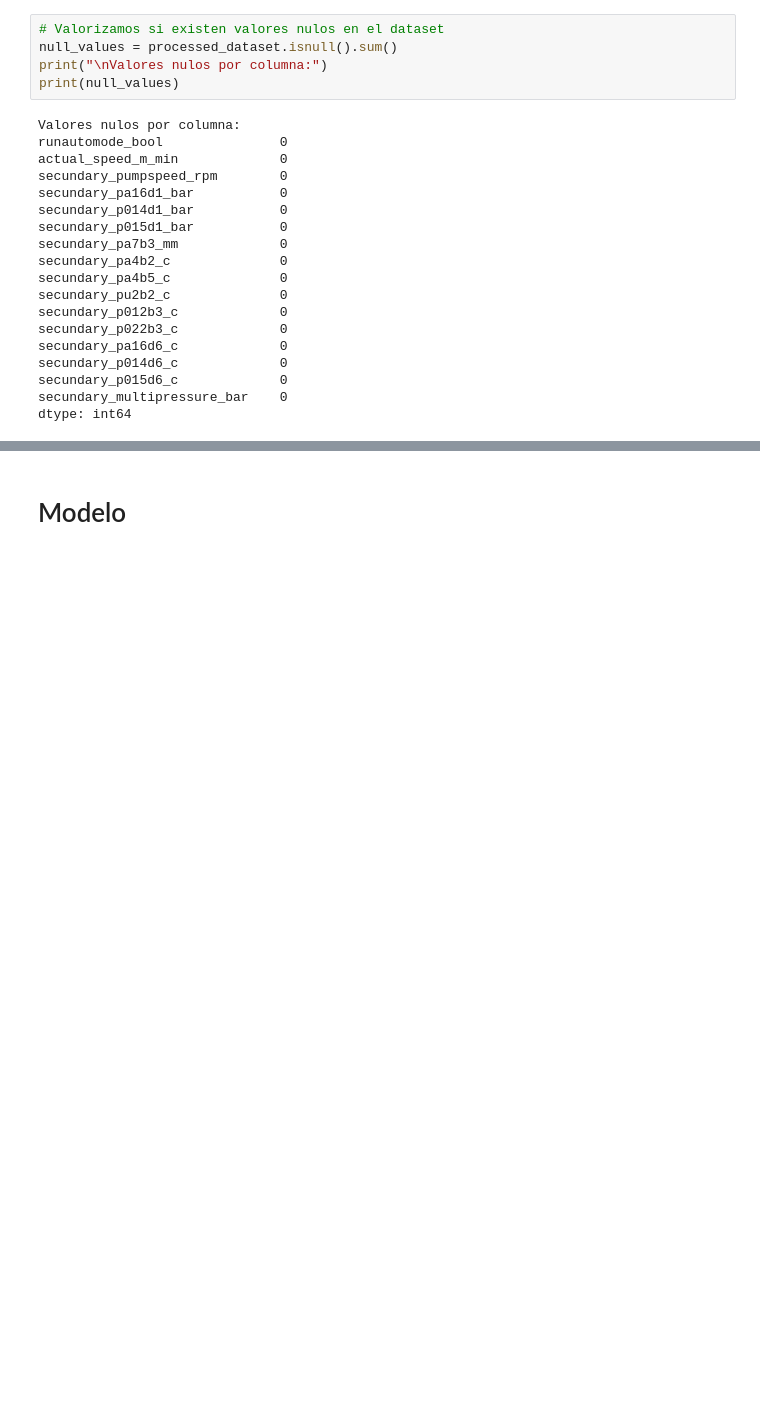
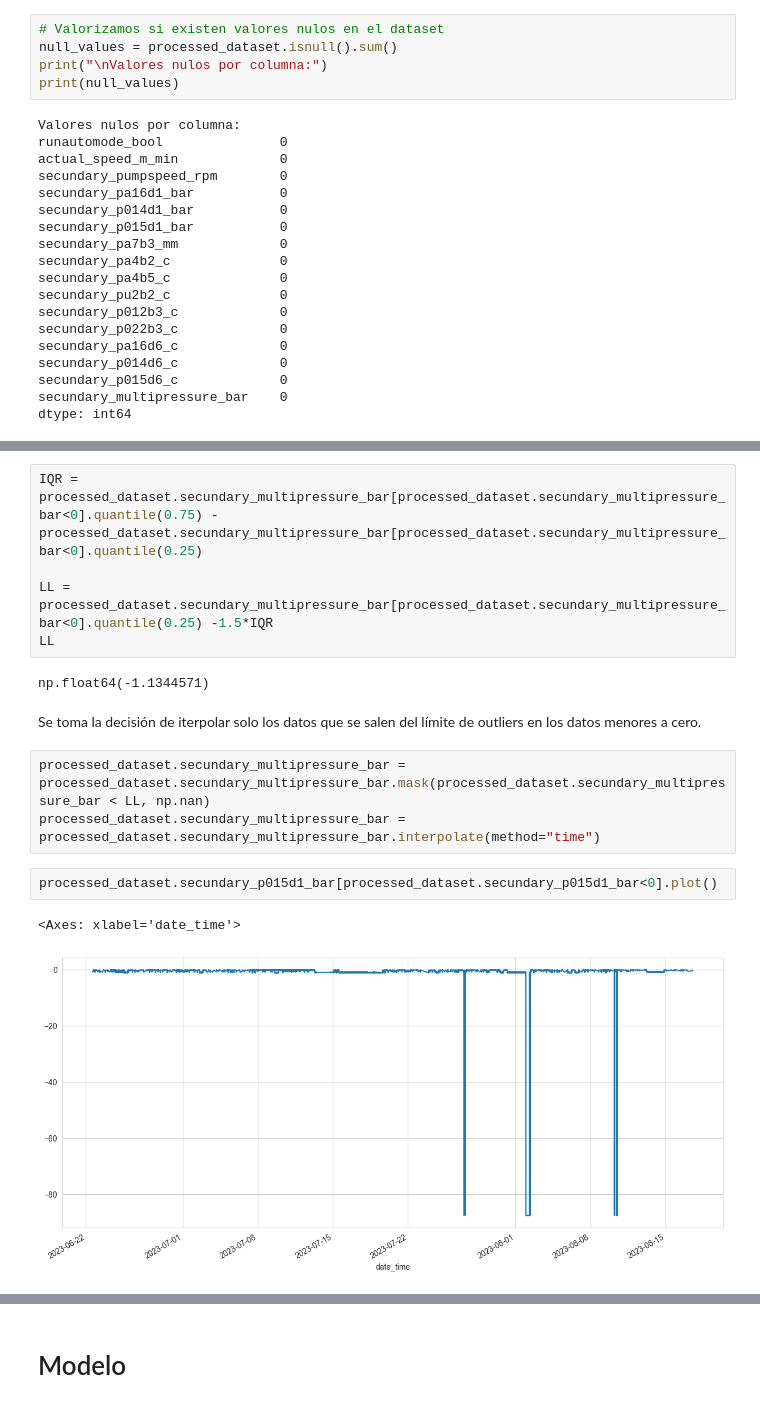
Before and after one commit to emmanuelrosales/ML_FinalProject, a Jupyter notebook: ML_FinalProject.ipynb, the cells around one changed output, grey strips where cells are left out. Saved outputs shown, nothing was run; the diff lists cells and outputs as text; blank space fills up the shorter version.

```diff
--- a/ML_FinalProject.ipynb
+++ b/ML_FinalProject.ipynb
@@ -208,0 +481,17 @@ processed_dataset.head()
+# %%
+IQR = processed_dataset.secundary_multipressure_bar[processed_dataset.secundary_multipressure_bar<0].quantile(0.75) - processed_dataset.secundary_multipressure_bar[processed_dataset.secundary_multipressure_bar<0].quantile(0.25)
+
+LL = processed_dataset.secundary_multipressure_bar[processed_dataset.secundary_multipressure_bar<0].quantile(0.25) -1.5*IQR
+LL
+# %% [output]
+np.float64(-1.1344571)
+# %% [markdown]
+Se toma la decisión de iterpolar solo los datos que se salen del límite de outliers en los datos menores a cero.
+# %%
+processed_dataset.secundary_multipressure_bar = processed_dataset.secundary_multipressure_bar.mask(processed_dataset.secundary_multipressure_bar < LL, np.nan)
+processed_dataset.secundary_multipressure_bar = processed_dataset.secundary_multipressure_bar.interpolate(method="time")
+# %%
+processed_dataset.secundary_p015d1_bar[processed_dataset.secundary_p015d1_bar<0].plot()
+# %% [output]
+<Axes: xlabel='date_time'>
+[figure, added]
```
Also changed, not shown: parts of 59 cells of this notebook, 2 other files.
